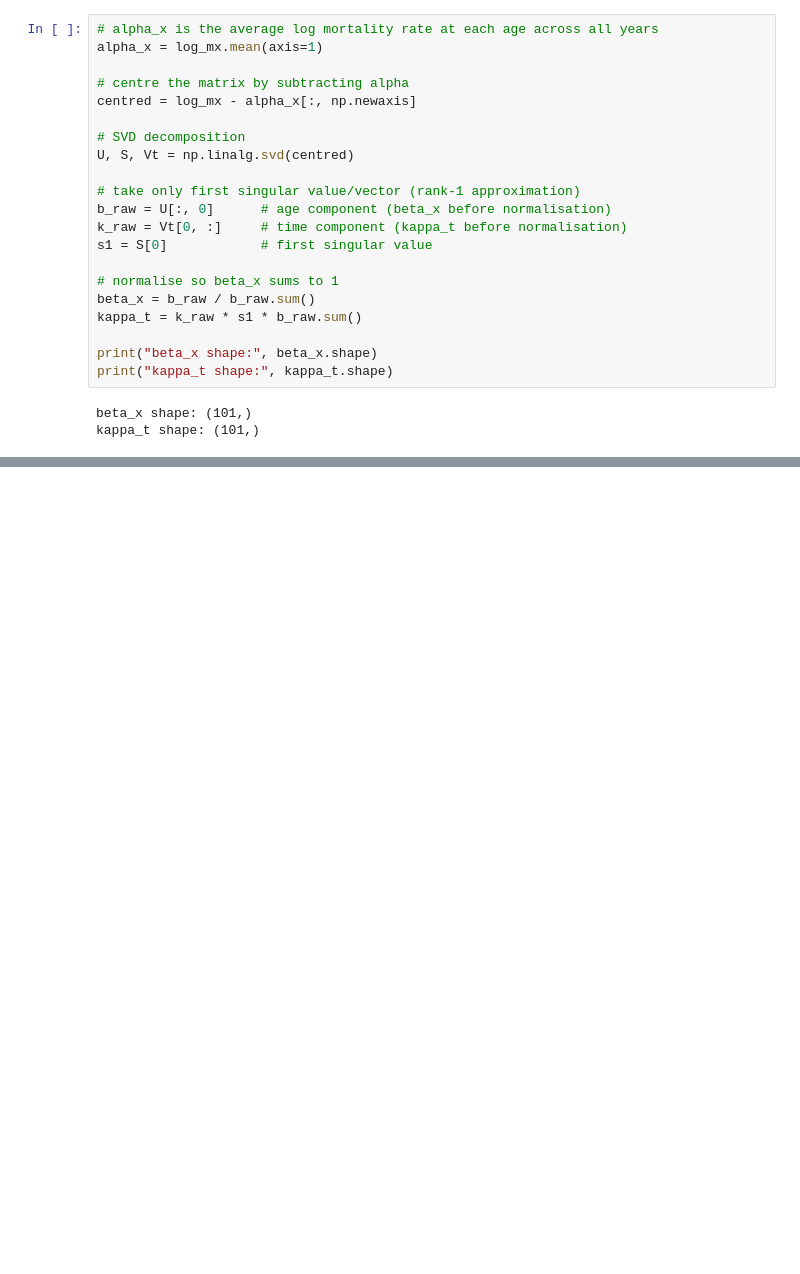
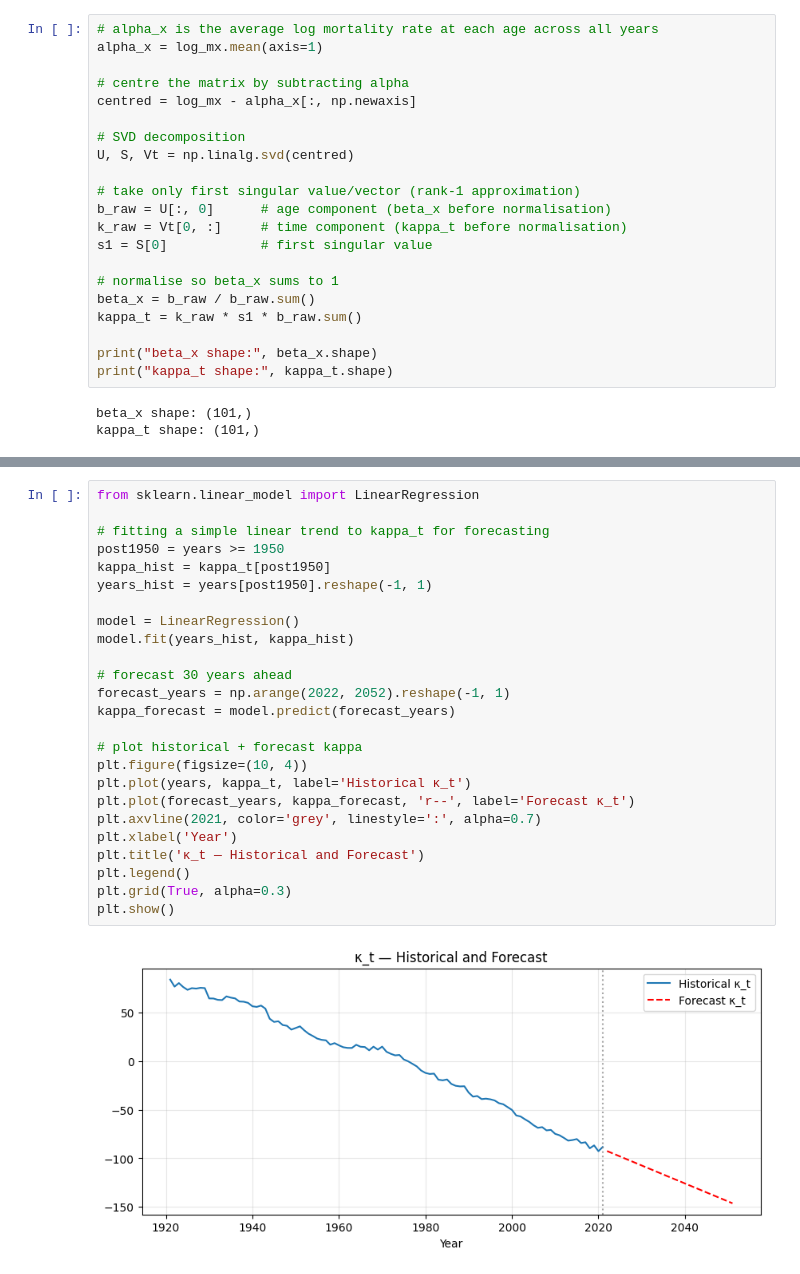
Before and after one commit to DL123890/ML-vs-Actuarial-Methods-Mortality, a Jupyter notebook: notebooks/02_lee_carter.ipynb, the cells around one changed output, grey strips where cells are left out. Saved outputs shown, nothing was run; the diff lists cells and outputs as text; blank space fills up the shorter version.

Commit message:
Forecasted kappa, and generated projected mortality rates by age.

```diff
--- a/notebooks/02_lee_carter.ipynb
+++ b/notebooks/02_lee_carter.ipynb
@@ -87,0 +90,27 @@ plt.show()
+# %%
+from sklearn.linear_model import LinearRegression
+
+# fitting a simple linear trend to kappa_t for forecasting
+post1950 = years >= 1950
+kappa_hist = kappa_t[post1950]
+years_hist = years[post1950].reshape(-1, 1)
+
+model = LinearRegression()
+model.fit(years_hist, kappa_hist)
+
+# forecast 30 years ahead
+forecast_years = np.arange(2022, 2052).reshape(-1, 1)
+kappa_forecast = model.predict(forecast_years)
+
+# plot historical + forecast kappa
+plt.figure(figsize=(10, 4))
+plt.plot(years, kappa_t, label='Historical κ_t')
+plt.plot(forecast_years, kappa_forecast, 'r--', label='Forecast κ_t')
+plt.axvline(2021, color='grey', linestyle=':', alpha=0.7)
+plt.xlabel('Year')
+plt.title('κ_t — Historical and Forecast')
+plt.legend()
+plt.grid(True, alpha=0.3)
+plt.show()
+# %% [output]
+[figure, added]
```
Also changed, not shown: parts of 3 cells of this notebook.
